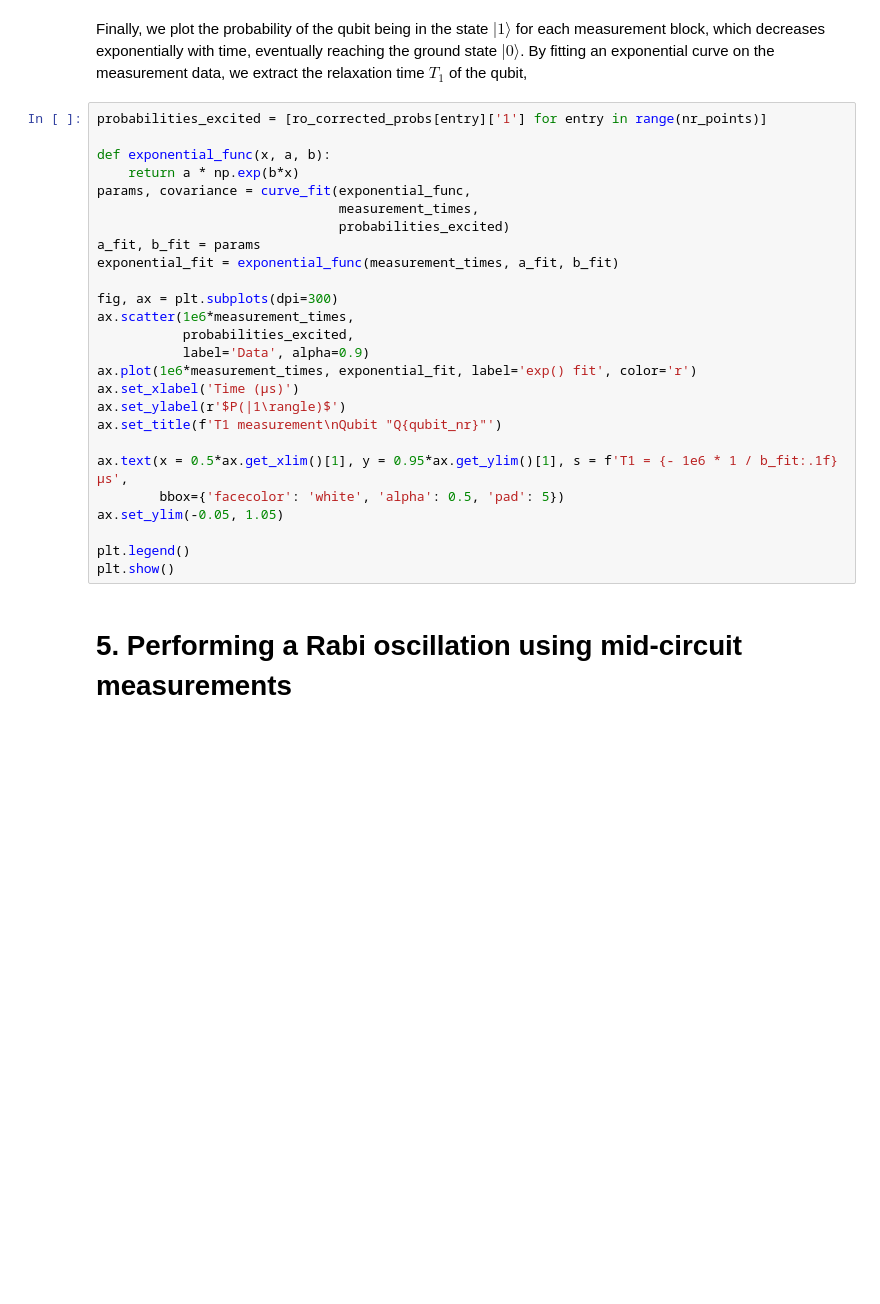
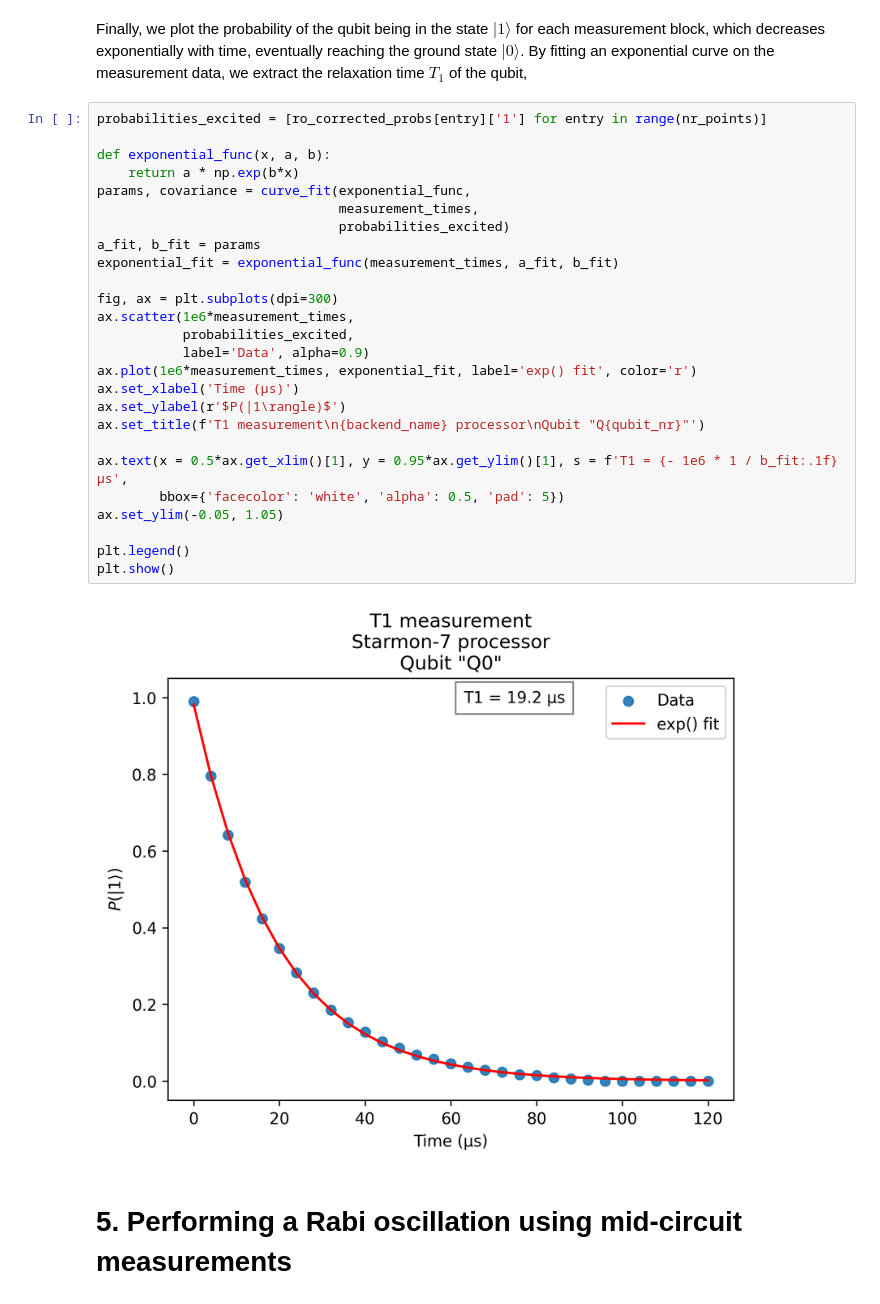
Before and after one commit to DiCarloLab-Delft/QuantumInspireUtilities, a Jupyter notebook: qi_utilities/notebook_guides/0.0_getting_started_starmon7.ipynb, the cells around one changed output. Saved outputs shown, nothing was run; the diff lists cells and outputs as text; blank space fills up the shorter version.

```diff
--- a/qi_utilities/notebook_guides/0.0_getting_started_starmon7.ipynb
+++ b/qi_utilities/notebook_guides/0.0_getting_started_starmon7.ipynb
@@ -347,29 +343,31 @@ Finally, we plot the probability of the qubit being in the state $|1\rangle$ for
 # %%
 probabilities_excited = [ro_corrected_probs[entry]['1'] for entry in range(nr_points)]
 
 def exponential_func(x, a, b):
     return a * np.exp(b*x)
 params, covariance = curve_fit(exponential_func,
                                measurement_times,
                                probabilities_excited)
 a_fit, b_fit = params
 exponential_fit = exponential_func(measurement_times, a_fit, b_fit)
 
 fig, ax = plt.subplots(dpi=300)
 ax.scatter(1e6*measurement_times,
            probabilities_excited,
            label='Data', alpha=0.9)
 ax.plot(1e6*measurement_times, exponential_fit, label='exp() fit', color='r')
 ax.set_xlabel('Time (μs)')
 ax.set_ylabel(r'$P(|1\rangle)$')
-ax.set_title(f'T1 measurement\nQubit "Q{qubit_nr}"')
+ax.set_title(f'T1 measurement\n{backend_name} processor\nQubit "Q{qubit_nr}"')
 
 ax.text(x = 0.5*ax.get_xlim()[1], y = 0.95*ax.get_ylim()[1], s = f'T1 = {- 1e6 * 1 / b_fit:.1f} μs',
         bbox={'facecolor': 'white', 'alpha': 0.5, 'pad': 5})
 ax.set_ylim(-0.05, 1.05)
 
 plt.legend()
 plt.show()
+# %% [output]
+[figure, added]
 # %% [markdown]
 # 5. Performing a Rabi oscillation using mid-circuit measurements
 # %% [markdown]
```
Also changed, not shown: parts of 18 cells of this notebook, 12 other files.
